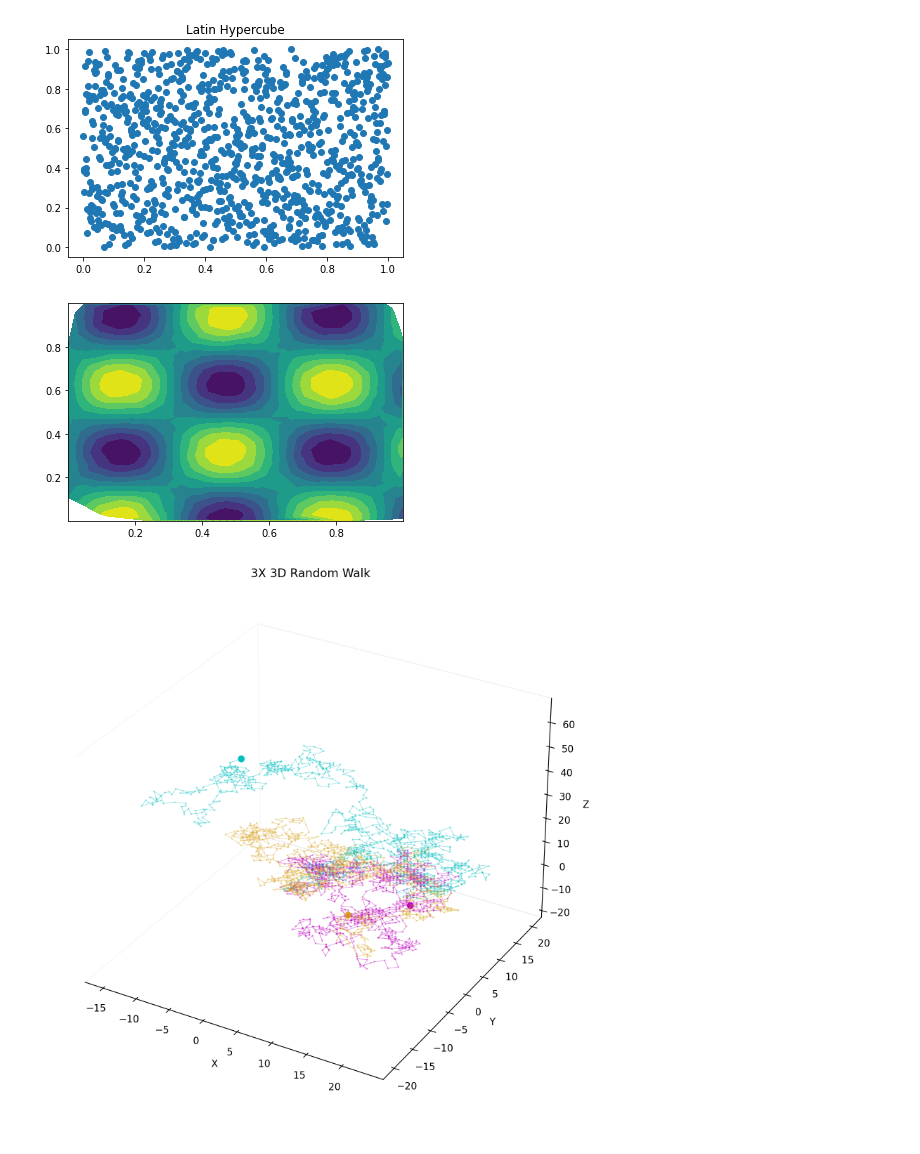
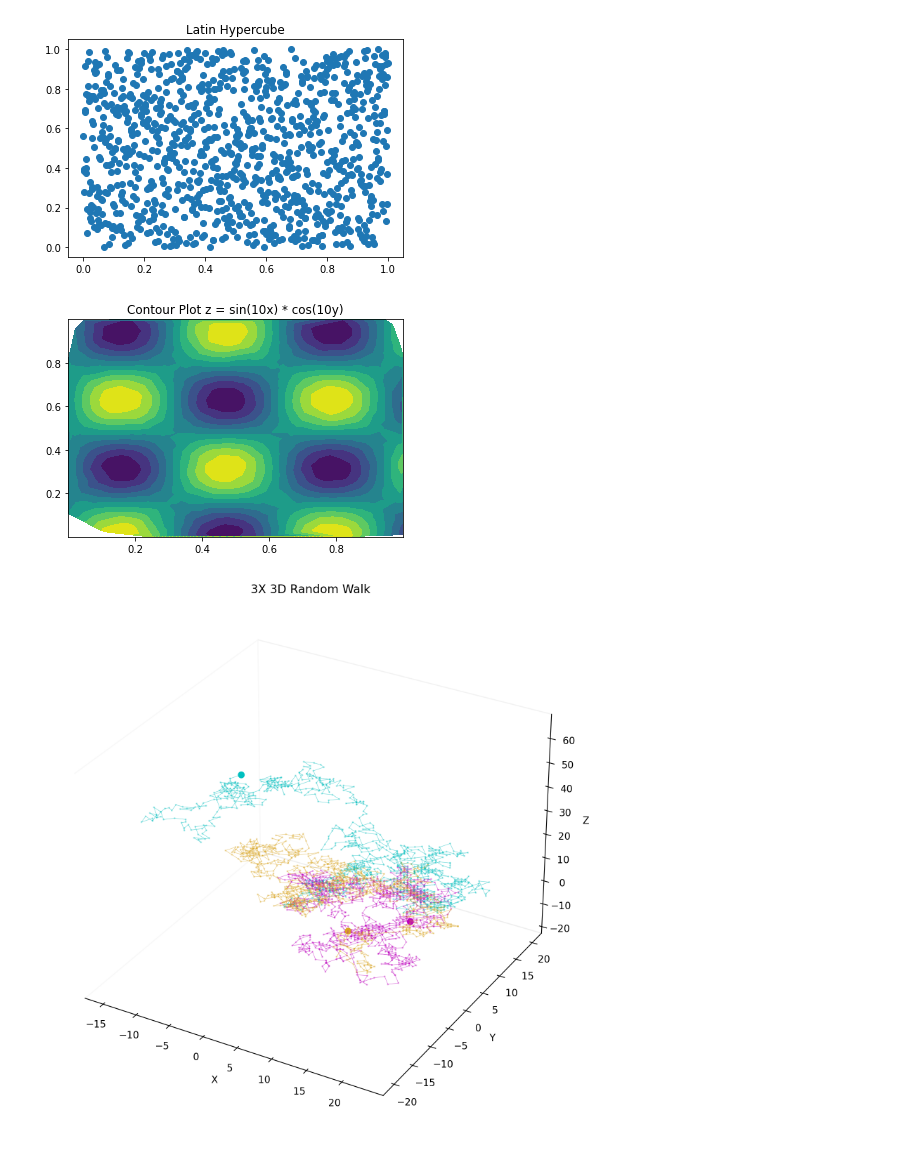
Before and after one commit to sarkunz/CS6635-Assign1, a Jupyter notebook: assign1.ipynb, the cells around one changed output. Saved outputs shown, nothing was run; the diff lists cells and outputs as text; code cells hidden in the pictures.

```diff
--- a/assign1.ipynb
+++ b/assign1.ipynb
@@ -102,16 +108,17 @@ plt.show()
 # %%
 """
 4b)
  Using the random sampling array, assign a z-value according to the function
 z = sin(10x) * cos (10y). Plot this new data set as a contour plot with 10 levels.
 Hint: Use tricontourf in matplotlib as it is unstructured data.
 """
 
 z = np.sin(10*rsa[:,0]) * np.cos(10*rsa[:,1])
 plt.tricontourf(rsa[:,0], rsa[:,1], z, levels=10)
+plt.title("Contour Plot z = sin(10x) * cos(10y)")
 plt.show()
 # %% [output]
-[figure, old version]
+[figure, new version]
 # %%
 """
 5
```
Also changed, not shown: parts of 7 cells of this notebook, 2 other files.
